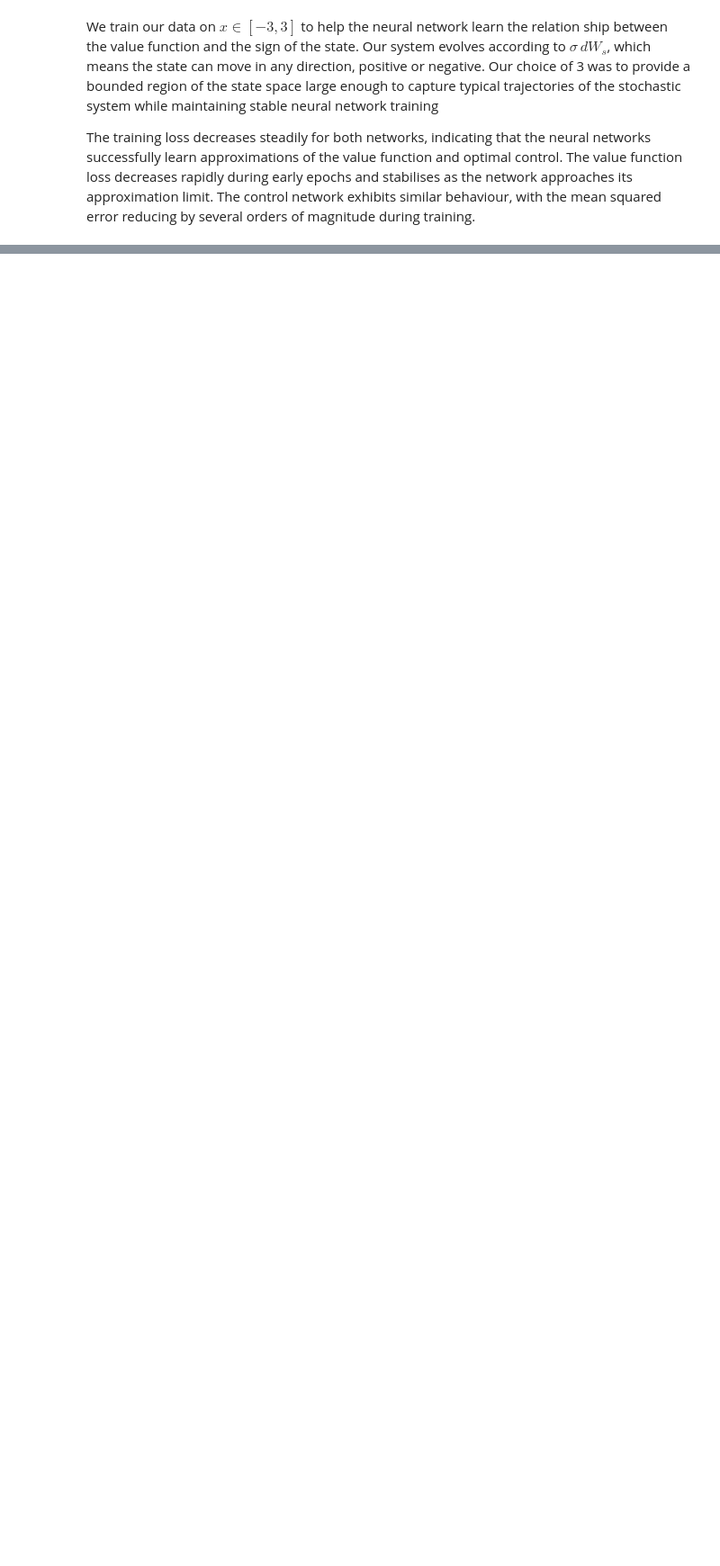
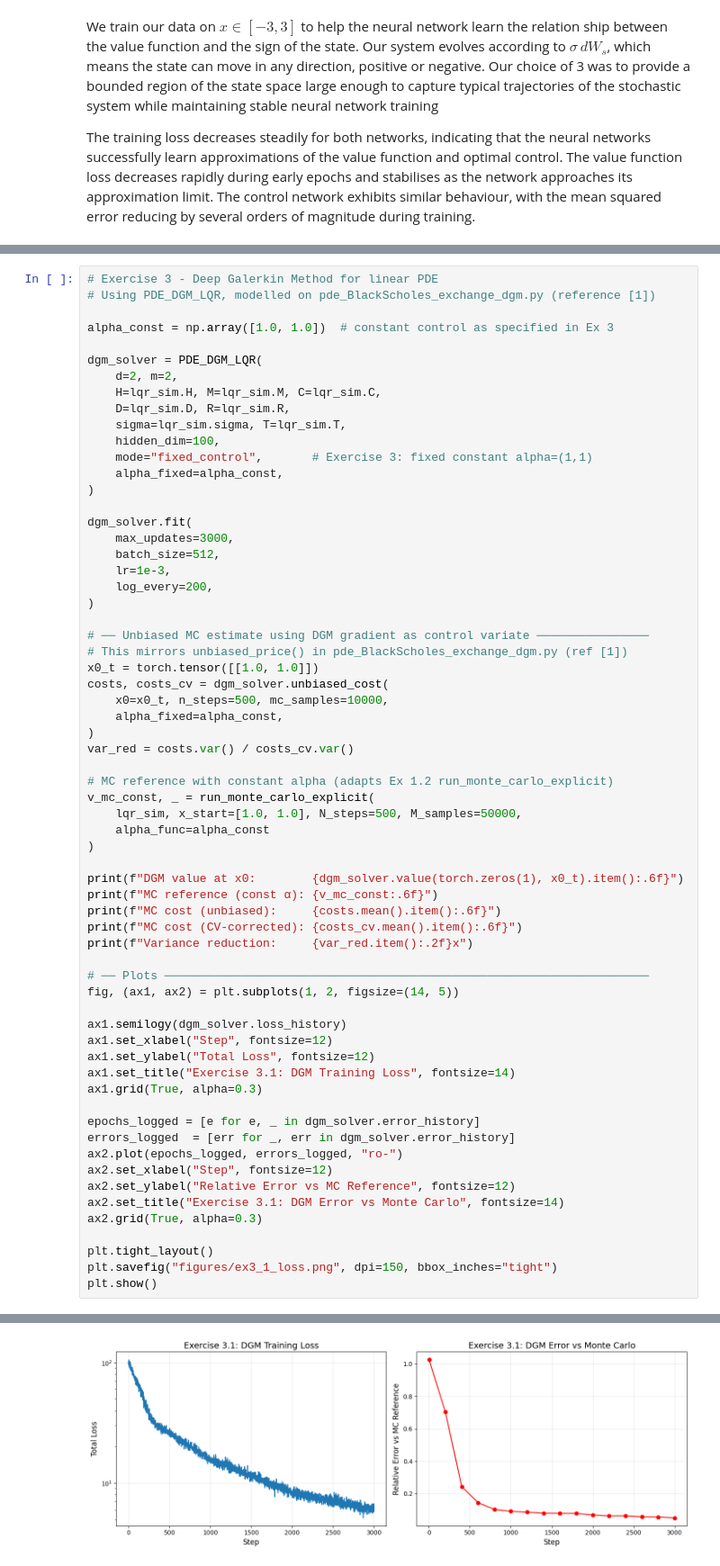
Before and after one commit to Conorgrant45/Stochastic-Control-Dynamic-Asset-Allocation, a Jupyter notebook: report_file.ipynb, the cells around one changed output, grey strips where cells are left out. Shown at 90% size. Drawn from its saved outputs; the diff is of its cells as text; blank space fills up the shorter version.

```diff
--- a/report_file.ipynb
+++ b/report_file.ipynb
@@ -343,0 +337,65 @@ Epoch 2800 | Loss: 4.9335e+00 | PDE: 3.4290e+00 | BC: 1.5045e+00 | v_pred: 14.99
+# %%
+# Exercise 3 - Deep Galerkin Method for linear PDE
+# Using PDE_DGM_LQR, modelled on pde_BlackScholes_exchange_dgm.py (reference [1])
+
+alpha_const = np.array([1.0, 1.0])  # constant control as specified in Ex 3
+
+dgm_solver = PDE_DGM_LQR(
+    d=2, m=2,
+    H=lqr_sim.H, M=lqr_sim.M, C=lqr_sim.C,
+    D=lqr_sim.D, R=lqr_sim.R,
+    sigma=lqr_sim.sigma, T=lqr_sim.T,
+    hidden_dim=100,
+    mode="fixed_control",       # Exercise 3: fixed constant alpha=(1,1)
+    alpha_fixed=alpha_const,
+)
+
+dgm_solver.fit(
+    max_updates=3000,
+    batch_size=512,
+    lr=1e-3,
+    log_every=200,
+)
+
+# ── Unbiased MC estimate using DGM gradient as control variate ────────────────
+# This mirrors unbiased_price() in pde_BlackScholes_exchange_dgm.py (ref [1])
+x0_t = torch.tensor([[1.0, 1.0]])
+costs, costs_cv = dgm_solver.unbiased_cost(
+    x0=x0_t, n_steps=500, mc_samples=10000,
+    alpha_fixed=alpha_const,
+)
+var_red = costs.var() / costs_cv.var()
+
+# MC reference with constant alpha (adapts Ex 1.2 run_monte_carlo_explicit)
+v_mc_const, _ = run_monte_carlo_explicit(
+    lqr_sim, x_start=[1.0, 1.0], N_steps=500, M_samples=50000,
+    alpha_func=alpha_const
+)
+
+print(f"DGM value at x0:        {dgm_solver.value(torch.zeros(1), x0_t).item():.6f}")
+print(f"MC reference (const α): {v_mc_const:.6f}")
+print(f"MC cost (unbiased):     {costs.mean().item():.6f}")
+print(f"MC cost (CV-corrected): {costs_cv.mean().item():.6f}")
+print(f"Variance reduction:     {var_red.item():.2f}x")
+
+# ── Plots ─────────────────────────────────────────────────────────────────────
+fig, (ax1, ax2) = plt.subplots(1, 2, figsize=(14, 5))
+
+ax1.semilogy(dgm_solver.loss_history)
+ax1.set_xlabel("Step", fontsize=12)
+ax1.set_ylabel("Total Loss", fontsize=12)
+ax1.set_title("Exercise 3.1: DGM Training Loss", fontsize=14)
+ax1.grid(True, alpha=0.3)
+
+epochs_logged = [e for e, _ in dgm_solver.error_history]
+errors_logged  = [err for _, err in dgm_solver.error_history]
+ax2.plot(epochs_logged, errors_logged, "ro-")
+ax2.set_xlabel("Step", fontsize=12)
+ax2.set_ylabel("Relative Error vs MC Reference", fontsize=12)
+ax2.set_title("Exercise 3.1: DGM Error vs Monte Carlo", fontsize=14)
+ax2.grid(True, alpha=0.3)
+
+plt.tight_layout()
+plt.savefig("figures/ex3_1_loss.png", dpi=150, bbox_inches="tight")
+plt.show()
+# %% [output]
@@ -344 +419,2 @@ Epoch 2800 | Loss: 4.9335e+00 | PDE: 3.4290e+00 | BC: 1.5045e+00 | v_pred: 14.99
+[figure, added]
 # %%
```
Also changed, not shown: parts of 9 cells of this notebook, 10 other files.
